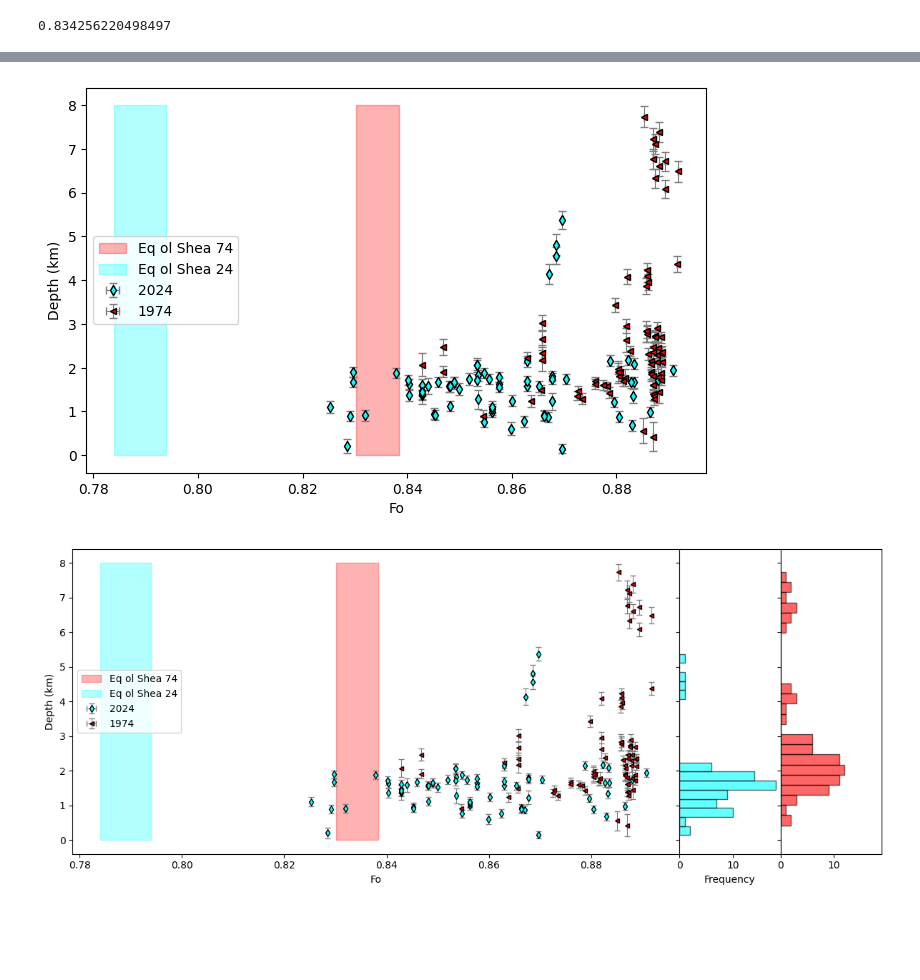
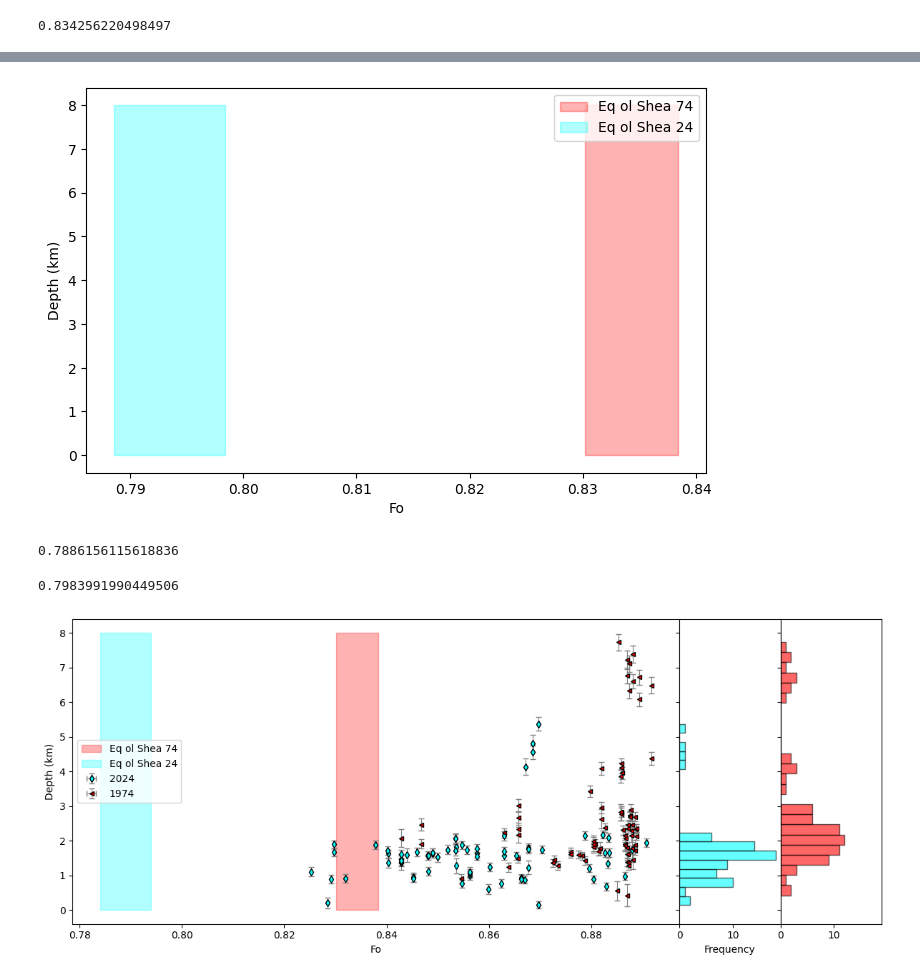
Before and after one commit to cljdevitre/PrePostCalderaKil_2025, a Jupyter notebook: Version_on_pcloud/Plotting_notebooks/Plotting.ipynb, the cells around one changed output, grey strips where cells are left out. Saved outputs shown, nothing was run; the diff lists cells and outputs as text; code cells hidden in the pictures; blank space fills up the shorter version.

```diff
--- a/Version_on_pcloud/Plotting_notebooks/Plotting.ipynb
+++ b/Version_on_pcloud/Plotting_notebooks/Plotting.ipynb
@@ -445,5 +685,5 @@ plt.show()
 # %%
-Ulu_MG_input=pt.import_excel('/Users/cljd/Documents/Python_dev/PrePostCalderaKil_2025/Version_on_pcloud/Kilauea2024_RapidResponseSWRZ_GDrive_latest/1974_olivine_glass_data/UluData.xlsx',
+Ulu_MG_input=pt.import_excel(r"C:\Users\charl\Documents\Python dev\PrePostCalderaKil_2025\Version_on_pcloud\Data\Data_SWRZ\1974_olivine_glass_data\UluData.xlsx",
                          sheet_name='Matrix Glass')
 Ulu_all=Ulu_MG_input['my_input'] ## All columns
 Ulu_Liqs_all=Ulu_MG_input['Liqs'] ## Just Liquid columns
@@ -456,8 +694,8 @@ NameError: name 'pt' is not defined
 ## Glasses
 
 
-K24_MG_input=pt.import_excel(r'GlassData2024.xlsx',
-                         sheet_name='glass', suffix='_Liq')
+K24_MG_input=pt.import_excel(r"C:\Users\charl\Documents\Python dev\PrePostCalderaKil_2025\Version_on_pcloud\Data_processing_notebooks\Data_processing_SWRZ\Notebook_Compiled_data\GlassData2024.xlsx",
+                         sheet_name='Sheet1', suffix='_Liq')
 K24_all=K24_MG_input['my_input'] ## All columns
-K24_Liqs_all=K24_MG_input['Liqs'] ## Just Liquid columns
+K24_Liqs_all=K24_MG_input['Liqs'][3:9] ## Just Liquid columns
 Liq_Mean_24=np.mean(K24_Liqs_all)
@@ -499,33 +709,42 @@ MC_Av_rho_T_df_B
 # %%
 fig, (ax1) = plt.subplots(1, 1, figsize = (8,5))
-
+Eq_Ol_19=pt.calculate_eq_ol_content(liq_comps=Ulu_Liqs_19, Kd_model="Shea2022",Fe3Fet_Liq=0.18)
+Eq_Ol_24=pt.calculate_eq_ol_content(liq_comps=K24_Liqs_all, Kd_model="Shea2022",Fe3Fet_Liq=0.18)
 # Calculate x coordinates
 x1 = np.mean(Eq_Ol_19['Eq Fo (Shea, Kd=0.325)'])
 x2 = np.mean(Eq_Ol_19['Eq Fo (Shea, Kd=0.345)'])
 
 # Plot rectangle
 plt.fill_betweenx(y=[0, 8], x1=x1, x2=x2, color='red', alpha=0.3, label='Eq ol Shea 74')
 
-# Calculate x coordinates
+# # Calculate x coordinates
 x1 = np.mean(Eq_Ol_24['Eq Fo (Shea, Kd=0.325)'])
 x2 = np.mean(Eq_Ol_24['Eq Fo (Shea, Kd=0.345)'])
 
 # Plot rectangle
 plt.fill_betweenx(y=[0, 8], x1=x1, x2=x2, color='cyan', alpha=0.3, label='Eq ol Shea 24')
 
 
-ax1.errorbar(df_combo['Fo'].loc[K24], MC_Av_rho_T_df_B['SingleCalc_D_km'].loc[K24], xerr=0, yerr=MC_Av_rho_T_df_B['std_dev_MC_D_km_from_percentile'].loc[K24],
-             fmt='d', ecolor='grey', elinewidth=0.8, mfc='cyan', ms=5, mec='k', capsize=3, label='2024')
-ax1.errorbar(df_combo['Fo'].loc[U919], MC_Av_rho_T_df_B['SingleCalc_D_km'].loc[U919], xerr=0, yerr=MC_Av_rho_T_df_B['std_dev_MC_D_km_from_percentile'].loc[U919],
-             fmt='<', ecolor='grey', elinewidth=0.8, mfc='red', ms=5, mec='k', capsize=3, label='1974')
+# ax1.errorbar(df_combo['Fo'].loc[K24], MC_Av_rho_T_df_B['SingleCalc_D_km'].loc[K24], xerr=0, yerr=MC_Av_rho_T_df_B['std_dev_MC_D_km_from_percentile'].loc[K24],
+#              fmt='d', ecolor='grey', elinewidth=0.8, mfc='cyan', ms=5, mec='k', capsize=3, label='2024')
+# ax1.errorbar(df_combo['Fo'].loc[U919], MC_Av_rho_T_df_B['SingleCalc_D_km'].loc[U919], xerr=0, yerr=MC_Av_rho_T_df_B['std_dev_MC_D_km_from_percentile'].loc[U919],
+#              fmt='<', ecolor='grey', elinewidth=0.8, mfc='red', ms=5, mec='k', capsize=3, label='1974')
 
 
 ax1.set_xlabel('Fo')
 ax1.set_ylabel('Depth (km)')
 plt.legend()#
 fig.savefig('FoDepth.png', dpi=300)
 # %% [output]
-[figure, old version]
+[figure, new version]
+# %%
+x1
+# %% [output]
+0.7886156115618836
+# %%
+x2
+# %% [output]
+0.7983991990449506
 # %%
 import matplotlib.gridspec as gridspec
 fig = plt.figure(figsize=(12, 5))
```
Also changed, not shown: parts of 16 cells of this notebook, 20 other files.
